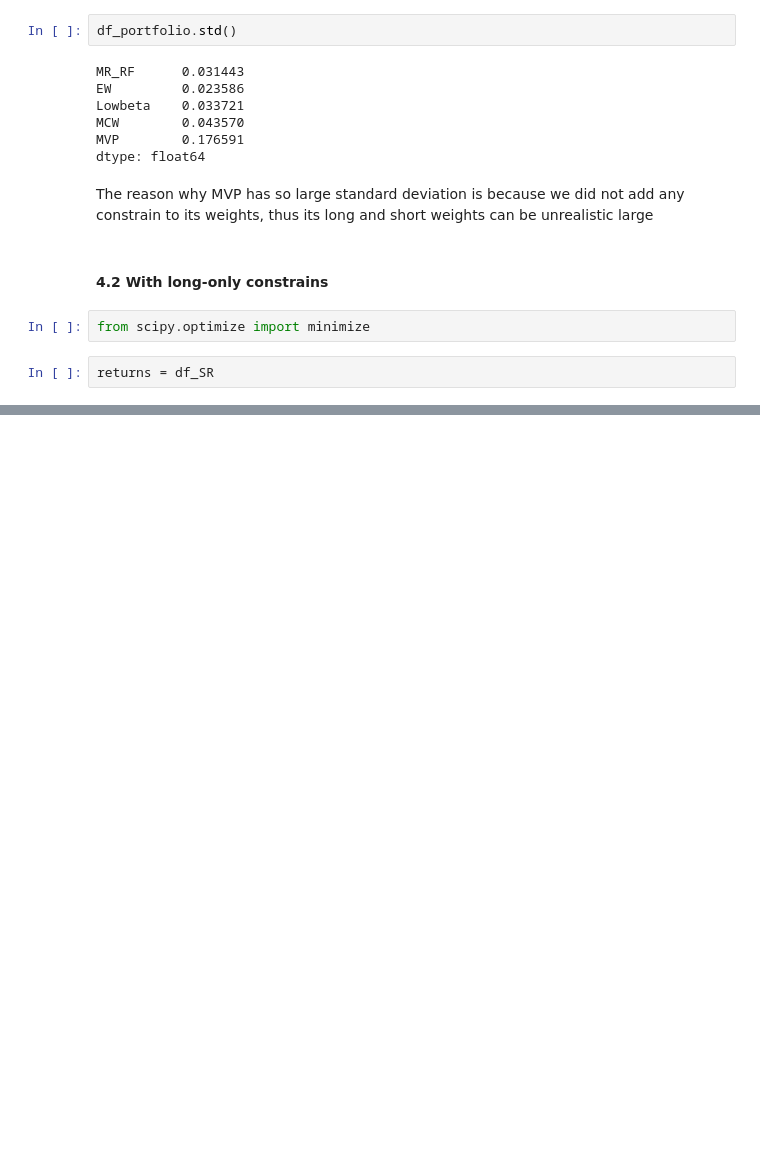
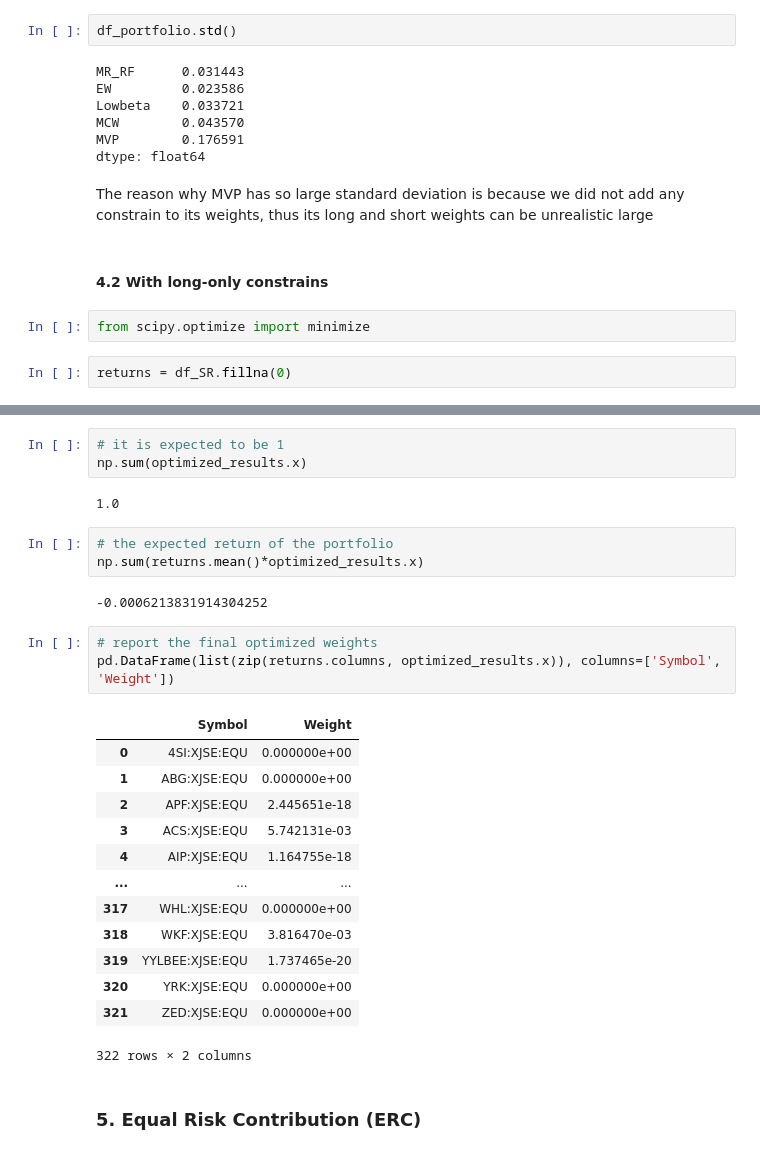
Before and after one commit to runxinlin/Research_Codes_2022, a Jupyter notebook: Python_V3.ipynb, the cells around one changed output, grey strips where cells are left out. Drawn from its saved outputs; the diff is of its cells as text; blank space fills up the shorter version.

```diff
--- a/Python_V3.ipynb
+++ b/Python_V3.ipynb
@@ -683,7 +678,7 @@ The reason why MVP has so large standard deviation is because we did not add any
 # %%
 from scipy.optimize import minimize
 # %%
-returns = df_SR
+returns = df_SR.fillna(0)
 # %%
 # the objective function is to minimize the portfolio risk
 def objective(weights):
@@ -728,0 +744,29 @@ optimized_results
+# %%
+# it is expected to be 1
+np.sum(optimized_results.x)
+# %% [output]
+1.0
+# %%
+# the expected return of the portfolio
+np.sum(returns.mean()*optimized_results.x)
+# %% [output]
+-0.0006213831914304252
+# %%
+# report the final optimized weights
+pd.DataFrame(list(zip(returns.columns, optimized_results.x)), columns=['Symbol', 'Weight'])
+# %% [output]
+|  | Symbol | Weight |
+| 0 | 4SI:XJSE:EQU | 0.000000e+00 |
+| 1 | ABG:XJSE:EQU | 0.000000e+00 |
+| 2 | APF:XJSE:EQU | 2.445651e-18 |
+| 3 | ACS:XJSE:EQU | 5.742131e-03 |
+| 4 | AIP:XJSE:EQU | 1.164755e-18 |
+| ... | ... | ... |
+| 317 | WHL:XJSE:EQU | 0.000000e+00 |
+| 318 | WKF:XJSE:EQU | 3.816470e-03 |
+| 319 | YYLBEE:XJSE:EQU | 1.737465e-20 |
+| 320 | YRK:XJSE:EQU | 0.000000e+00 |
+| 321 | ZED:XJSE:EQU | 0.000000e+00 |
+322 rows × 2 columns
+# %% [markdown]
+### 5. Equal Risk Contribution (ERC)
```
Also changed, not shown: parts of 12 cells of this notebook, 2 other files.
